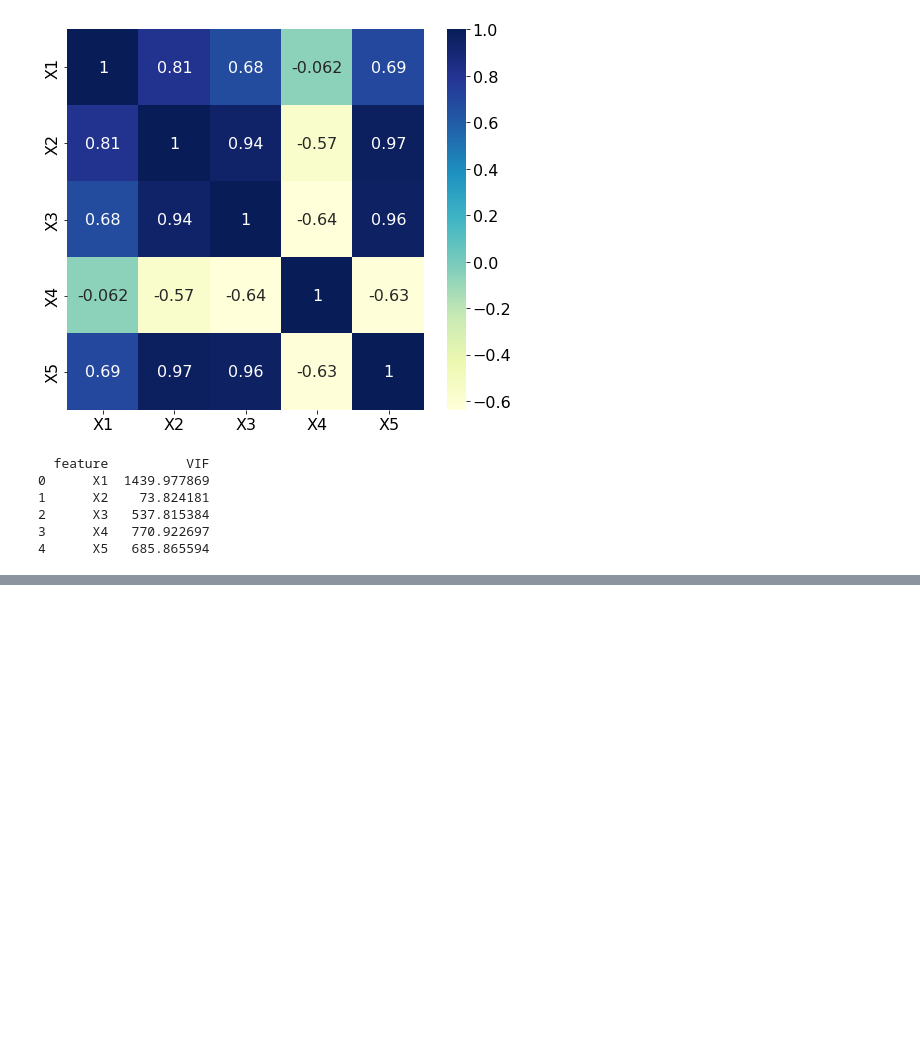
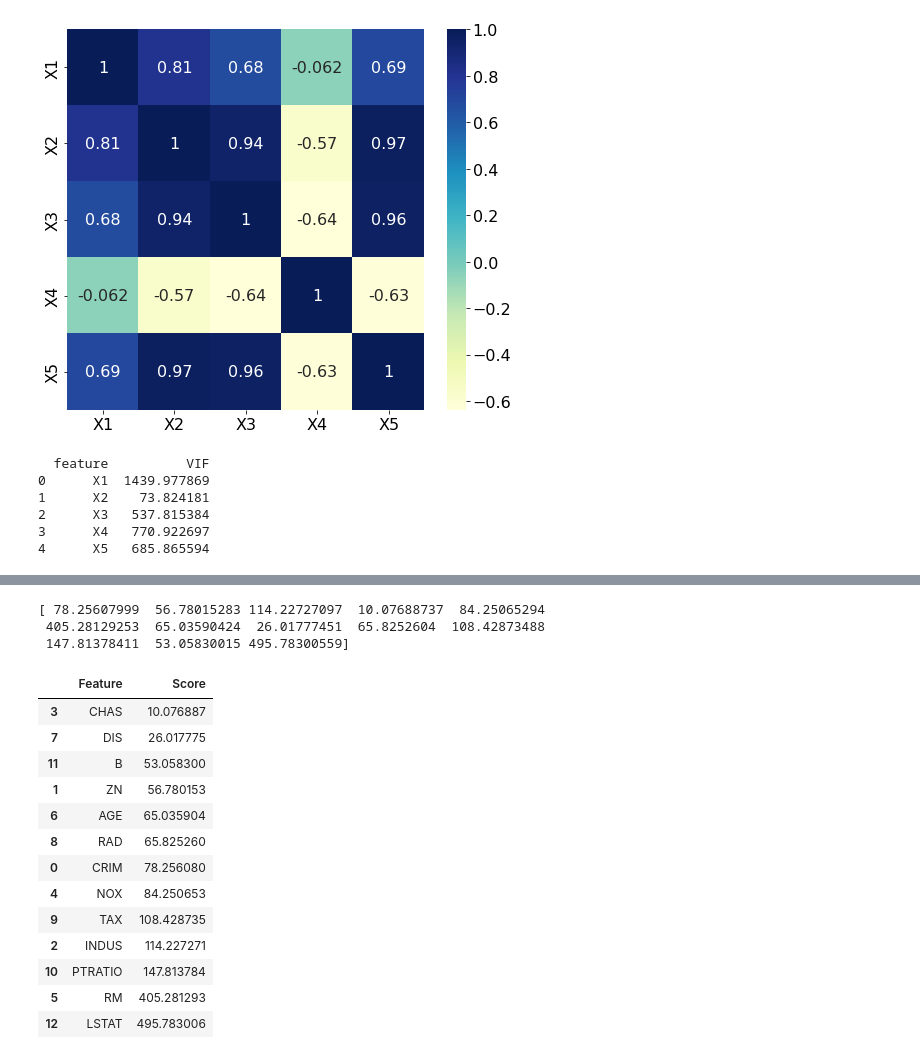
Before and after one commit to SriRamaConsultancy/LearnStatistics, a Jupyter notebook: MultiLinearRegression/MultilinearRegression_Model_Building.ipynb, the cells around one changed output, grey strips where cells are left out. Drawn from its saved outputs; the diff is of its cells as text; code cells hidden in the pictures; blank space fills up the shorter version.

```diff
--- a/MultiLinearRegression/MultilinearRegression_Model_Building.ipynb
+++ b/MultiLinearRegression/MultilinearRegression_Model_Building.ipynb
@@ -185,0 +316,32 @@ print(vif_data)
+# %%
+from sklearn.feature_selection import SelectKBest
+from sklearn.feature_selection import f_regression
+model = SelectKBest(score_func=f_regression, k=4)
+results = model.fit(X, y)
+
+print (results.scores_)
+#print (results.pvalues_)
+
+results_df=pd.DataFrame(results.scores_)
+#Concat and name columns
+scored=pd.concat([names,results_df], axis=1)
+scored.columns = ["Feature", "Score"]
+scored.sort_values(by=['Score']).head(13)
+# %% [output]
+[ 78.25607999  56.78015283 114.22727097  10.07688737  84.25065294
+ 405.28129253  65.03590424  26.01777451  65.8252604  108.42873488
+ 147.81378411  53.05830015 495.78300559]
+|  | Feature | Score |
+| 3 | CHAS | 10.076887 |
+| 7 | DIS | 26.017775 |
+| 11 | B | 53.058300 |
+| 1 | ZN | 56.780153 |
+| 6 | AGE | 65.035904 |
+| 8 | RAD | 65.825260 |
+| 0 | CRIM | 78.256080 |
+| 4 | NOX | 84.250653 |
+| 9 | TAX | 108.428735 |
+| 2 | INDUS | 114.227271 |
+| 10 | PTRATIO | 147.813784 |
+| 5 | RM | 405.281293 |
+| 12 | LSTAT | 495.783006 |
```
Also changed, not shown: parts of 14 cells of this notebook.
